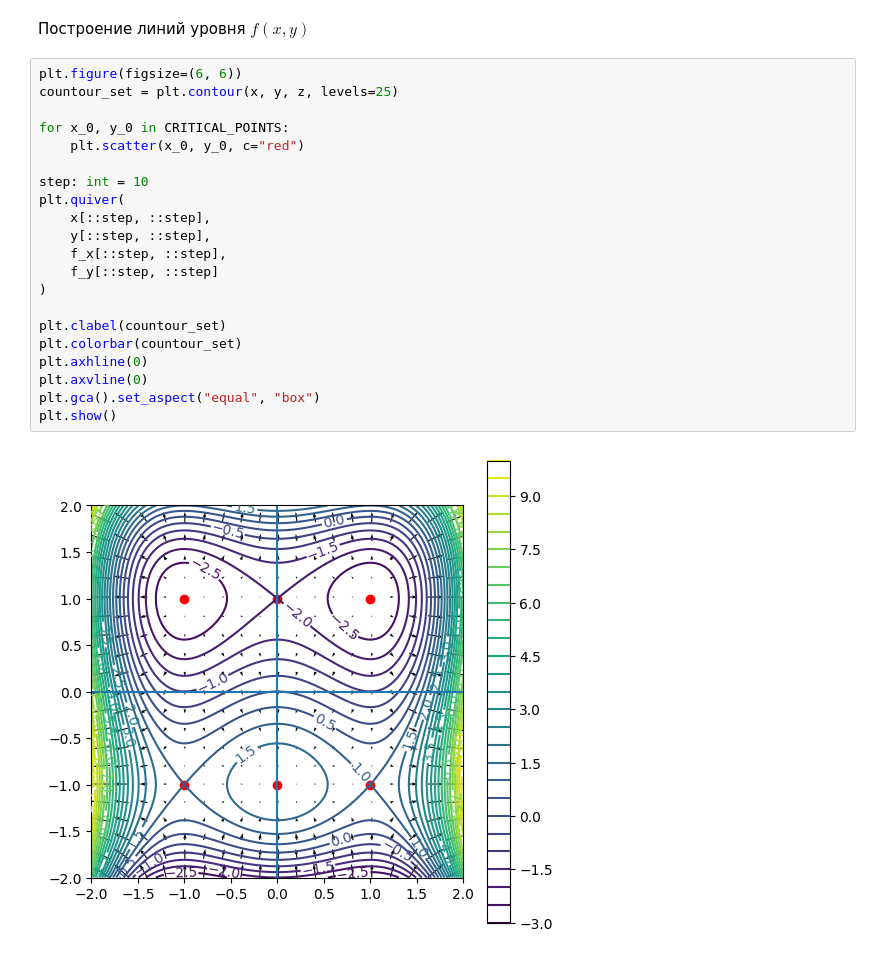
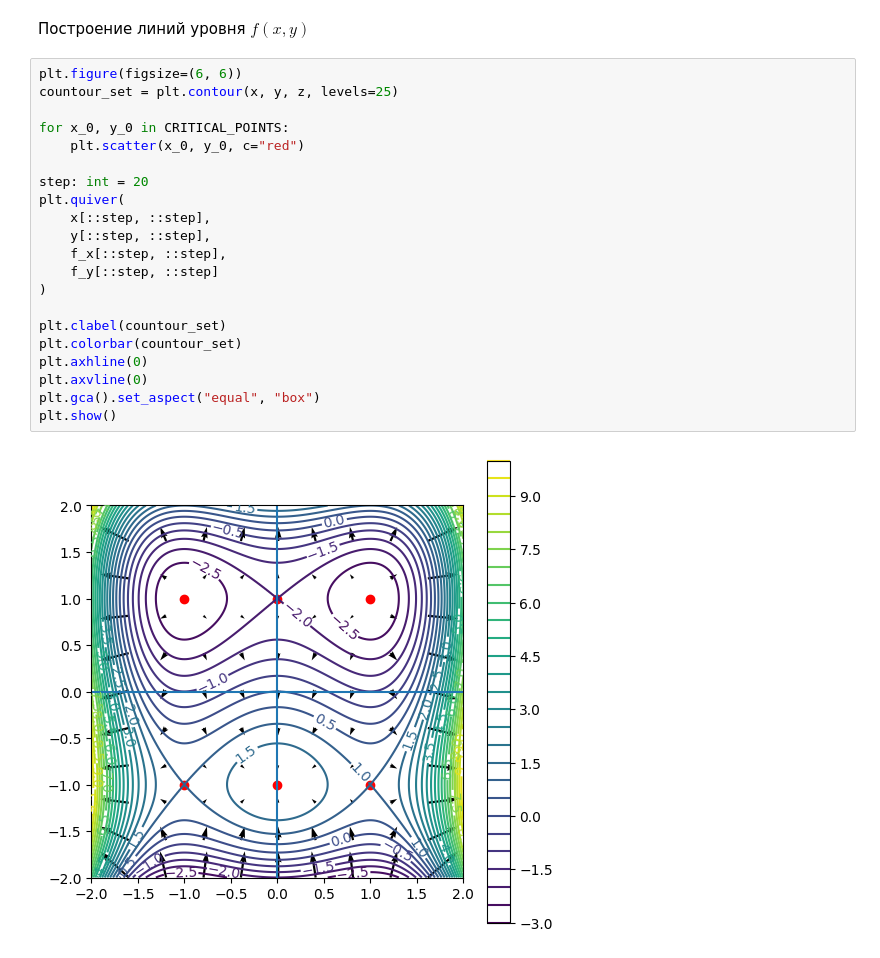
Before and after one commit to mezgou/gradient-optimization-lab, a Jupyter notebook: src/gradient_optimization_analysis.ipynb, the cells around one changed output. Drawn from its saved outputs; the diff is of its cells as text.

```diff
--- a/src/gradient_optimization_analysis.ipynb
+++ b/src/gradient_optimization_analysis.ipynb
@@ -58,23 +57,23 @@ plt.show()
 # %%
 plt.figure(figsize=(6, 6))
 countour_set = plt.contour(x, y, z, levels=25)
 
 for x_0, y_0 in CRITICAL_POINTS:
     plt.scatter(x_0, y_0, c="red")
 
-step: int = 10
+step: int = 20
 plt.quiver(
     x[::step, ::step],
     y[::step, ::step],
     f_x[::step, ::step],
     f_y[::step, ::step]
 )
 
 plt.clabel(countour_set)
 plt.colorbar(countour_set)
 plt.axhline(0)
 plt.axvline(0)
 plt.gca().set_aspect("equal", "box")
 plt.show()
 # %% [output]
-[figure, old version]
+[figure, new version]
```
Also changed, not shown: parts of 1 cell of this notebook, 3 other files.
